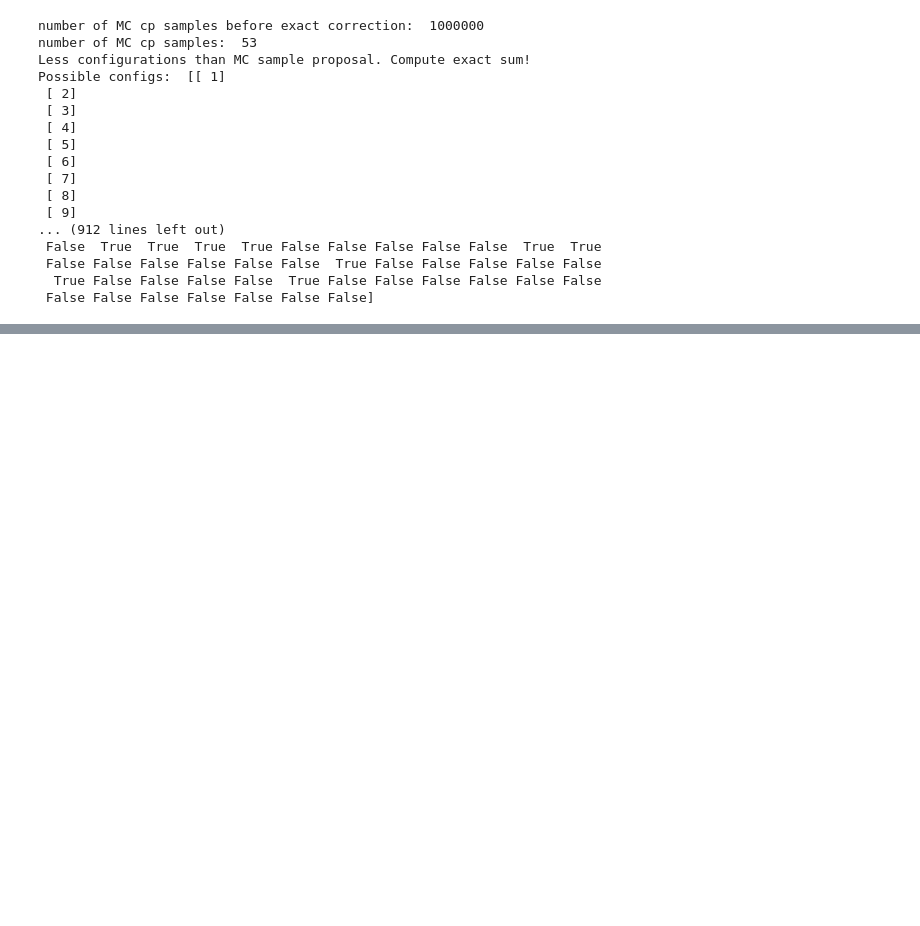
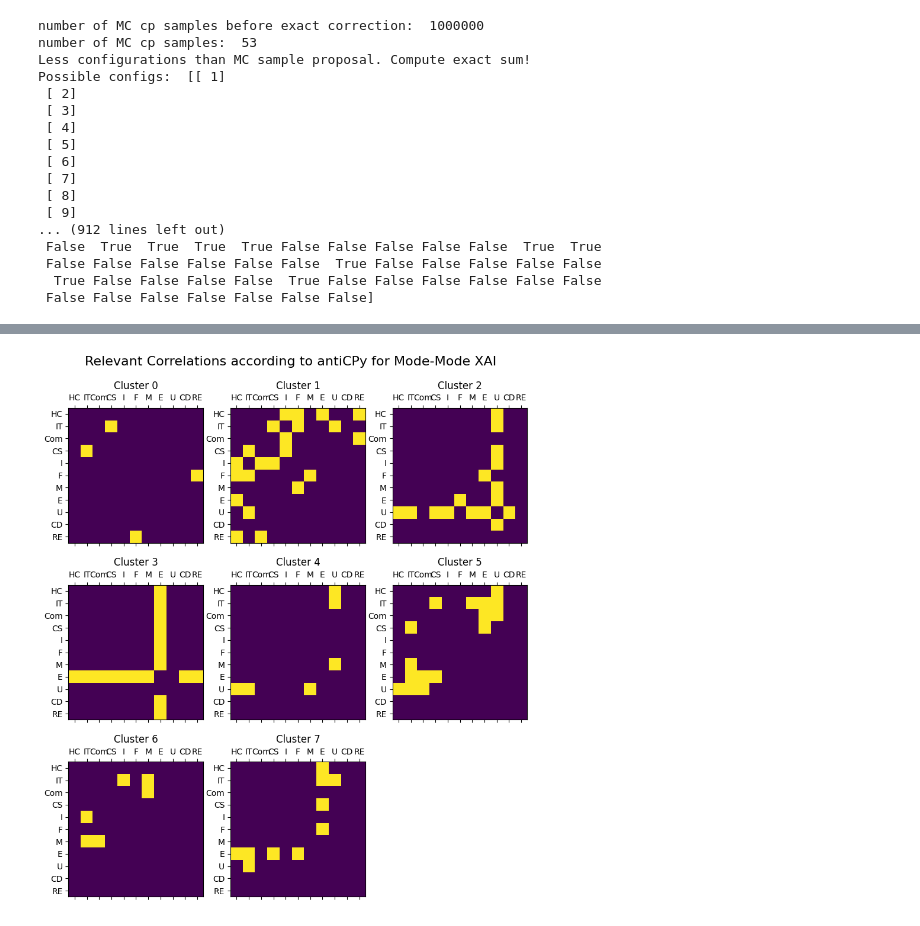
Before and after one commit to TobiasW1891/Finance-Redone, a Jupyter notebook: antiCPy for XAI Finance Relevances.ipynb, the cells around one changed output, grey strips where cells are left out. Cells and saved outputs as stored; diff of their text form; code cells hidden in the pictures; blank space fills up the shorter version.

```diff
--- a/antiCPy for XAI Finance Relevances.ipynb
+++ b/antiCPy for XAI Finance Relevances.ipynb
@@ -452,3 +456,13 @@ Possible configs:  [[ 1]
  False False False False False False  True False False False False False
   True False False False False  True False False False False False False
  False False False False False False False]
+# %%
+k = 0
+l = 0 # row
+
+for j in range(1+int(max(LabelNaiveOrdered))):
+    print(j, l, k)
+    k +=1
+    k = k%3
+    if k==0:
+        l+=1
@@ -455,3 +478,36 @@ Possible configs:  [[ 1]
+# %%
+fig, axs = plt.subplots(3, 3)
+fig.set_size_inches(10, 11)
+k = 0
+l = 0 # row
+
+fig.suptitle("Relevant Correlations according to antiCPy for Mode-Mode XAI", y=0.95, fontsize = 16)
+for j in range(1+int(max(LabelNaiveOrdered))):
+    relIndex = np.zeros(55)
+    relIndex[CP_Modal_list[j][1]] = 1.
+    RelMat = ReverseDiag(relIndex,
+                       ZERO = True)
+    axs[l,k].title.set_text("Cluster "+str(j))
+    axs[l,k].matshow(RelMat)
+
+    xaxis = np.arange(len(Names))
+    axs[l,k].set_xticks(xaxis)
+    axs[l,k].set_yticks(xaxis)
+    axs[l,k].set_xticklabels(Names)
+    axs[l,k].set_yticklabels(Names)
+
+    k +=1
+    k = k%3
+    if k==0:
+        l+=1
+
+ #   plt.xlabel('Sectors')
+#    plt.ylabel('Sectors')
+axs[-1, -1].axis('off')
+plt.savefig("RelevantCorrelations.pdf", dpi=400)
+plt.show()
+# %% [output]
+[figure, added]
 # %%
 XAI_medians = np.empty((int(max(LabelNaiveOrdered)+1),2))
 sns.set()
```
Also changed, not shown: parts of 7 cells of this notebook.
